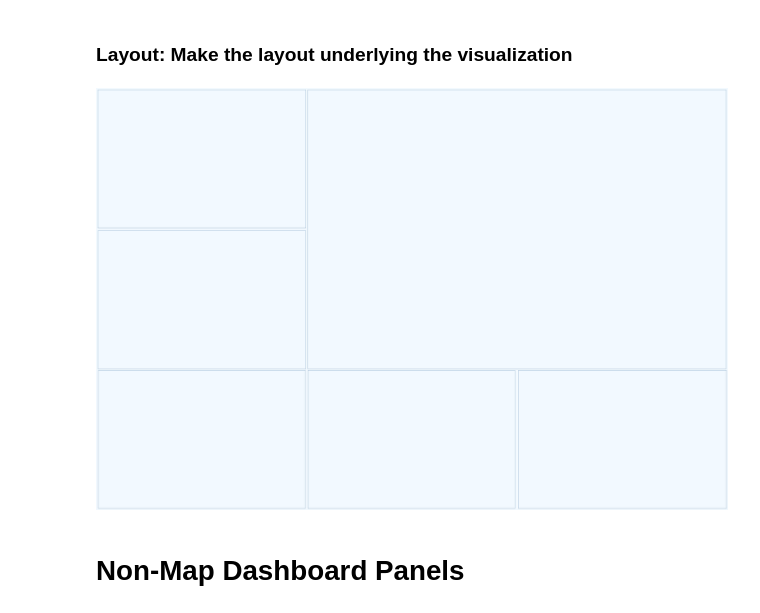
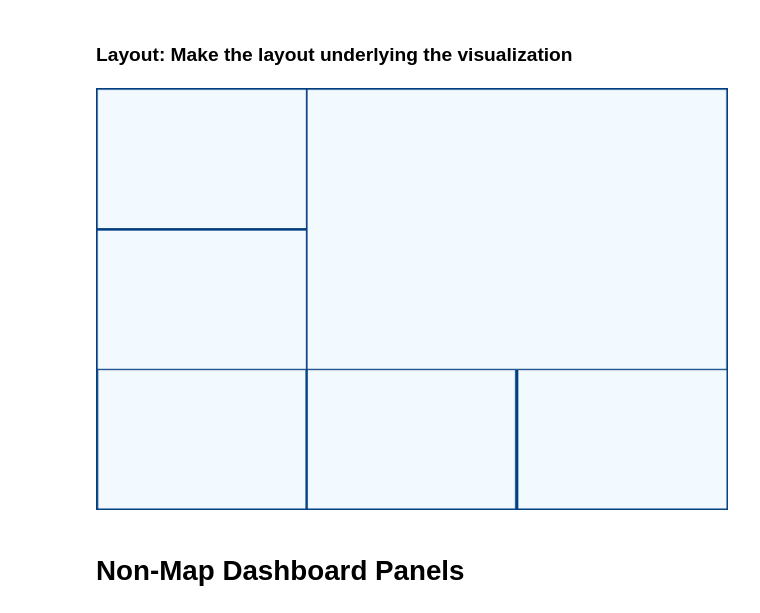
Before and after one commit to sjoshuam/us_travels, a Jupyter notebook: 1_travel_dashboard.ipynb, the cells around one changed output. Drawn from its saved outputs; the diff is of its cells as text; code cells hidden in the pictures.

Commit message:
Polish visualization

```diff
--- a/1_travel_dashboard.ipynb
+++ b/1_travel_dashboard.ipynb
@@ -29,6 +29,7 @@ set_font = {'L':48, 'M':32, 'S': 16}
 set_color = {
     'Foreground': hsv(0, 0, 0),
     'Background': hsv(7/12, 0.05, 1.0),
+    'Dividers'  : hsv(7/12, 1.00, 0.5),
 
     'Coast':  hsv(7/12, 0.50, 0.7),
     'Border': hsv(1/12, 0.05, 0.8),
@@ -47,7 +48,7 @@ set_misc = {
 
 set_text_dim = {
     'explanation':(54, 590),
-    'progress':(54, 200),
+    'progress':(53, 200),
     'opportunity':(23, 65),
     'routes':(23, 65),
     'legend_plus':(None, None),
@@ -400,7 +401,7 @@ def process_layout():
     dashboard_figure = plt.figure(figsize = (36, 24), constrained_layout = True)
     fig_grid  = GridSpec(3, 3, figure = dashboard_figure, wspace = 0.00,
                          hspace = 0.00)
-    dashboard_figure.set_facecolor(set_color['Background'])
+    dashboard_figure.set_facecolor(set_color['Dividers'])
 
     ## define non-map plot panels
     axis_explanation = dashboard_figure.add_subplot(fig_grid[0, 0])
@@ -430,35 +431,35 @@ def process_layout():
     for i in dashboard.keys():
         dashboard[i].tick_params(
             labelbottom = False,
             labeltop = False,
             labelleft = False,
             labelright = False,
             bottom = False,
             top = False,
             left = False,
             right = False,
             color = set_color['Coast']
             )
         for spine in dashboard[i].spines.values():
-            spine.set_edgecolor(set_color['Coast'])
+            spine.set_edgecolor(set_color['Background'])
         dashboard[i].set_facecolor( set_color['Background'] )
 
     ## return results
     return dashboard_figure, dashboard
 
 dashboard_figure, dashboard = process_layout()
 
 ## display
 def display_layout():
     dashboard_figure.savefig("C_Output/us_travels.png")
     dashboard_figure.savefig("C_Output/us_travels.pdf")
 
 ## execute - executed at the end of the script
 
 ## test - testing waived; individual features testing + generic testing
     ## questions will cover the same ground
 # %% [output]
-[figure, old version]
+[figure, new version]
 # %% [markdown]
 # Non-Map Dashboard Panels
 # %% [markdown]
```
Also changed, not shown: parts of 4 cells of this notebook, 5 other files.
